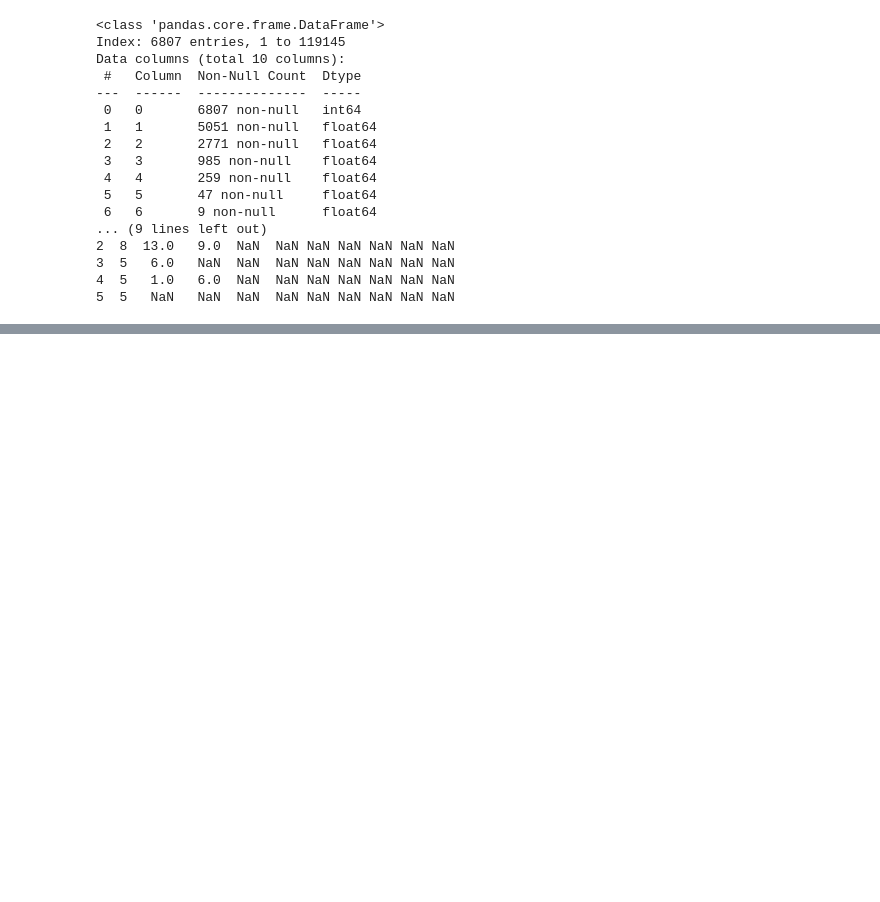
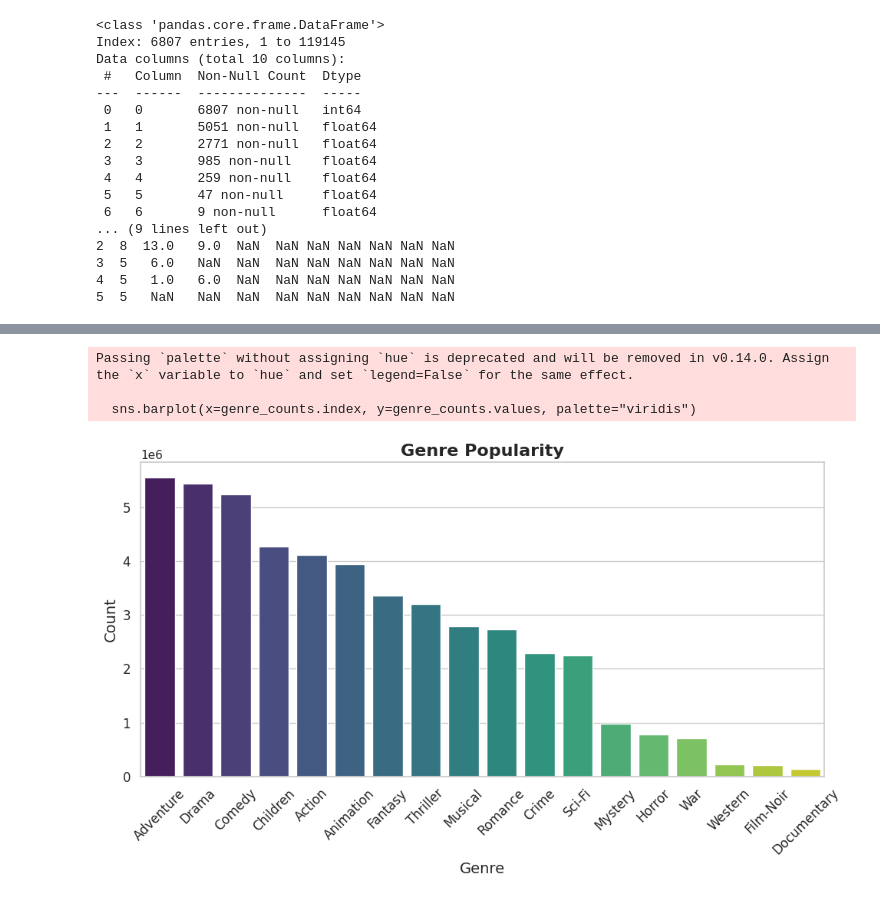
Before and after one commit to boostcampaitech7/level2-recsys-movierecommendation-recsys-08-lv3, a Jupyter notebook: src/analysis/eda_kyoungmin_1.ipynb, the cells around one changed output, grey strips where cells are left out. Cells and saved outputs as stored; diff of their text form; code cells hidden in the pictures; blank space fills up the shorter version.

```diff
--- a/src/analysis/eda_kyoungmin_1.ipynb
+++ b/src/analysis/eda_kyoungmin_1.ipynb
@@ -405,7 +405,8 @@ Data columns (total 10 columns):
 # %%
 df1 = pd.merge(train_rating, title, on='item', how='left')
 df2 = pd.merge(df1, year, on='item', how='left')
-df3 = pd.merge(df2, genre, on='item', how='left')
+genrelist = genre.groupby('item')['genre'].apply(list)
+df3 = pd.merge(df2, genrelist, on='item', how='left')
 df4 = pd.merge(df3, director, on='item', how='left')
 df = pd.merge(df4, writer, on='item', how='left')
 # %%
@@ -660,0 +836,24 @@ plt.show()
+# %%
+import matplotlib.pyplot as plt
+import seaborn as sns
+
+all_genres = [genre for sublist in df['genre'] for genre in sublist]
+genre_counts = pd.Series(all_genres).value_counts()
+
+sns.set_theme(style="whitegrid")
+
+plt.figure(figsize=(10, 6))
+
+sns.barplot(x=genre_counts.index, y=genre_counts.values, palette="viridis")
+plt.title("Genre Popularity", fontsize=16, fontweight='bold')
+plt.xlabel("Genre", fontsize=14)
+plt.ylabel("Count", fontsize=14)
+plt.xticks(rotation=45, fontsize=12)
+plt.yticks(fontsize=12)
+plt.tight_layout()
+plt.show()
+# %% [output]
+Passing `palette` without assigning `hue` is deprecated and will be removed in v0.14.0. Assign the `x` variable to `hue` and set `legend=False` for the same effect.
+
+  sns.barplot(x=genre_counts.index, y=genre_counts.values, palette="viridis")
+[figure, added]
```
Also changed, not shown: parts of 32 cells of this notebook.
